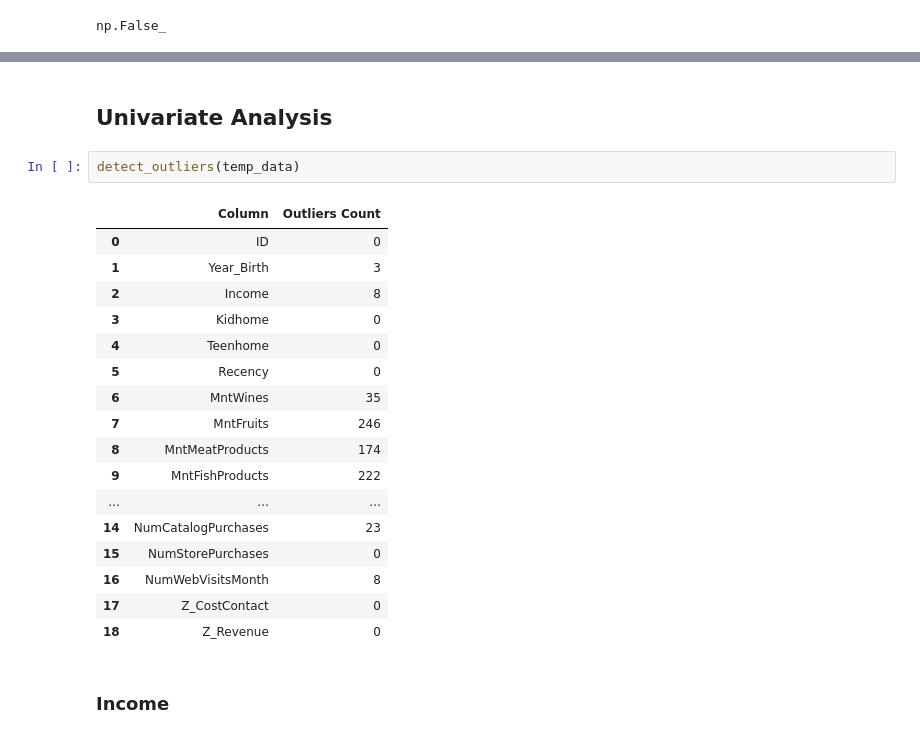
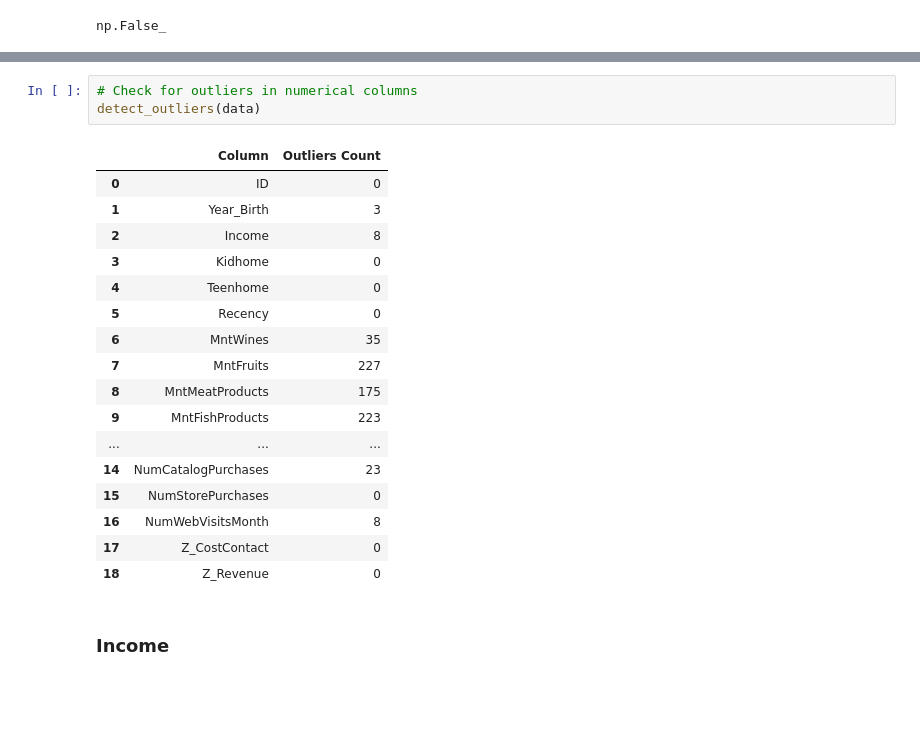
Before and after one commit to WhoopyEv/customer-personality-analysis, a Jupyter notebook: customer_personality_analysis.ipynb, the cells around one changed output, grey strips where cells are left out. Drawn from its saved outputs; the diff is of its cells as text; blank space fills up the shorter version.

Commit message:
Data Prepocessing Observations

```diff
--- a/customer_personality_analysis.ipynb
+++ b/customer_personality_analysis.ipynb
@@ -230,19 +175,18 @@ memory usage: 519.4+ KB
-# %% [markdown]
-## Univariate Analysis
 # %%
-detect_outliers(temp_data)
+# Check for outliers in numerical columns
+detect_outliers(data)
 # %% [output]
 |  | Column | Outliers Count |
 | 0 | ID | 0 |
 | 1 | Year_Birth | 3 |
 | 2 | Income | 8 |
 | 3 | Kidhome | 0 |
 | 4 | Teenhome | 0 |
 | 5 | Recency | 0 |
 | 6 | MntWines | 35 |
-| 7 | MntFruits | 246 |
-| 8 | MntMeatProducts | 174 |
-| 9 | MntFishProducts | 222 |
+| 7 | MntFruits | 227 |
+| 8 | MntMeatProducts | 175 |
+| 9 | MntFishProducts | 223 |
 | ... | ... | ... |
 | 14 | NumCatalogPurchases | 23 |
 | 15 | NumStorePurchases | 0 |
```
Also changed, not shown: parts of 35 cells of this notebook.
